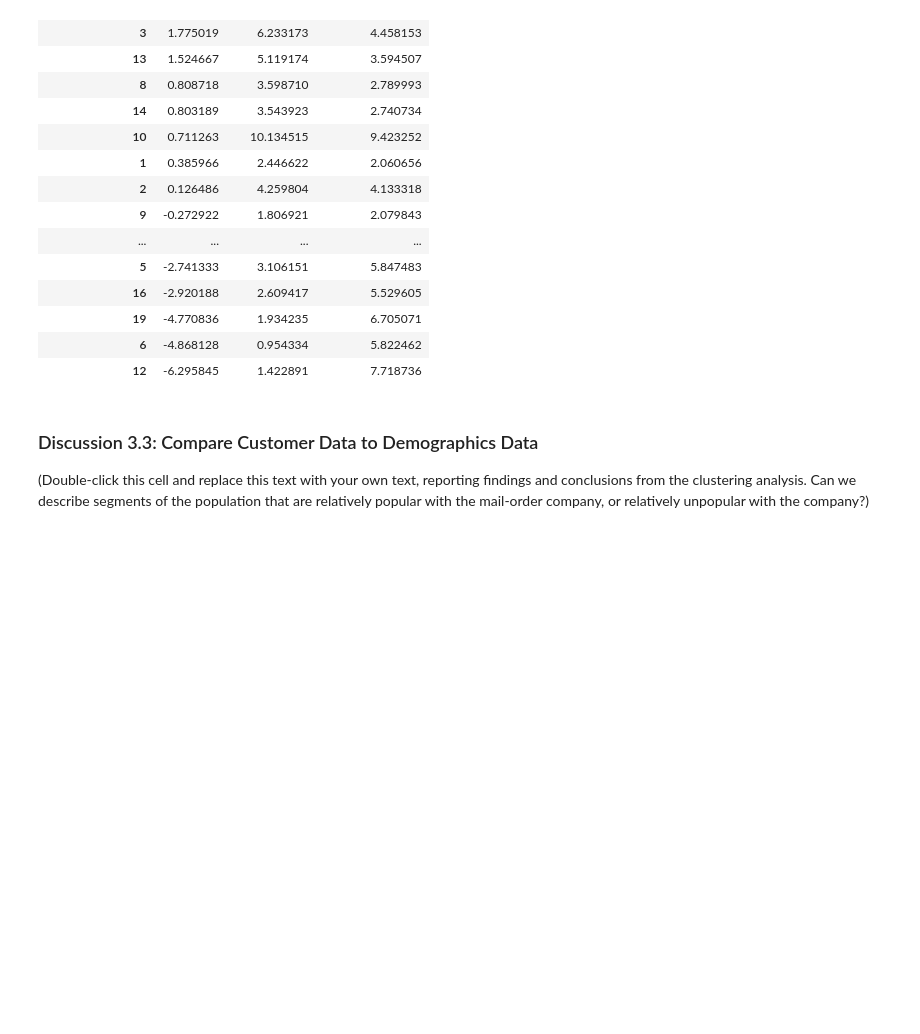
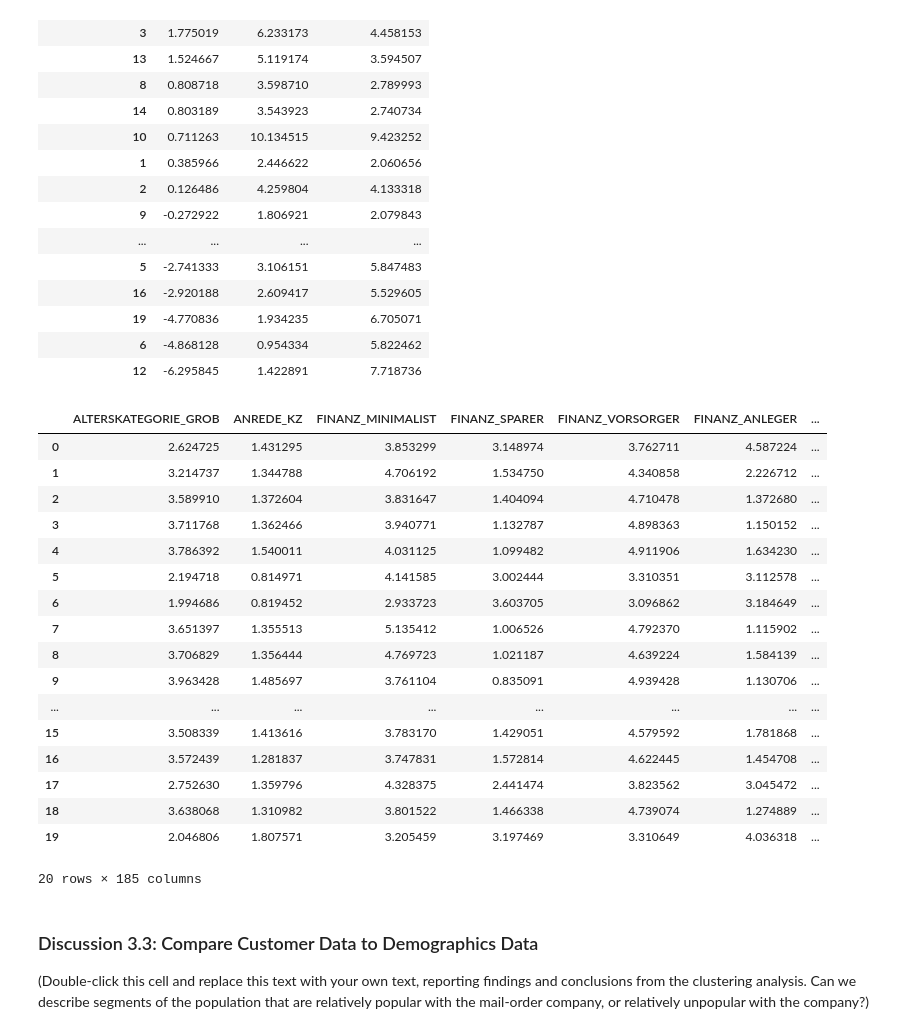
Before and after one commit to maleksaati/Identify_Customer_Segments, a Jupyter notebook: Identify_Customer_Segments.ipynb, the cells around one changed output. Drawn from its saved outputs; the diff is of its cells as text; code cells hidden in the pictures; blank space fills up the shorter version.

```diff
--- a/Identify_Customer_Segments.ipynb
+++ b/Identify_Customer_Segments.ipynb
@@ -903,6 +903,28 @@ diff
 # %%
 # What kinds of people are part of a cluster that is underrepresented in the
 # customer data compared to the general population?
+
+cluster_specs = pd.DataFrame(scaler.inverse_transform(pca.inverse_transform(kmeans.cluster_centers_)), columns=azdias.columns)
+cluster_specs
+# %% [output]
+|  | ALTERSKATEGORIE_GROB | ANREDE_KZ | FINANZ_MINIMALIST | FINANZ_SPARER | FINANZ_VORSORGER | FINANZ_ANLEGER | ... |
+| 0 | 2.624725 | 1.431295 | 3.853299 | 3.148974 | 3.762711 | 4.587224 | ... |
+| 1 | 3.214737 | 1.344788 | 4.706192 | 1.534750 | 4.340858 | 2.226712 | ... |
+| 2 | 3.589910 | 1.372604 | 3.831647 | 1.404094 | 4.710478 | 1.372680 | ... |
+| 3 | 3.711768 | 1.362466 | 3.940771 | 1.132787 | 4.898363 | 1.150152 | ... |
+| 4 | 3.786392 | 1.540011 | 4.031125 | 1.099482 | 4.911906 | 1.634230 | ... |
+| 5 | 2.194718 | 0.814971 | 4.141585 | 3.002444 | 3.310351 | 3.112578 | ... |
+| 6 | 1.994686 | 0.819452 | 2.933723 | 3.603705 | 3.096862 | 3.184649 | ... |
+| 7 | 3.651397 | 1.355513 | 5.135412 | 1.006526 | 4.792370 | 1.115902 | ... |
+| 8 | 3.706829 | 1.356444 | 4.769723 | 1.021187 | 4.639224 | 1.584139 | ... |
+| 9 | 3.963428 | 1.485697 | 3.761104 | 0.835091 | 4.939428 | 1.130706 | ... |
+| ... | ... | ... | ... | ... | ... | ... | ... |
+| 15 | 3.508339 | 1.413616 | 3.783170 | 1.429051 | 4.579592 | 1.781868 | ... |
+| 16 | 3.572439 | 1.281837 | 3.747831 | 1.572814 | 4.622445 | 1.454708 | ... |
+| 17 | 2.752630 | 1.359796 | 4.328375 | 2.441474 | 3.823562 | 3.045472 | ... |
+| 18 | 3.638068 | 1.310982 | 3.801522 | 1.466338 | 4.739074 | 1.274889 | ... |
+| 19 | 2.046806 | 1.807571 | 3.205459 | 3.197469 | 3.310649 | 4.036318 | ... |
+20 rows × 185 columns
 # %% [markdown]
 ### Discussion 3.3: Compare Customer Data to Demographics Data
 
```
